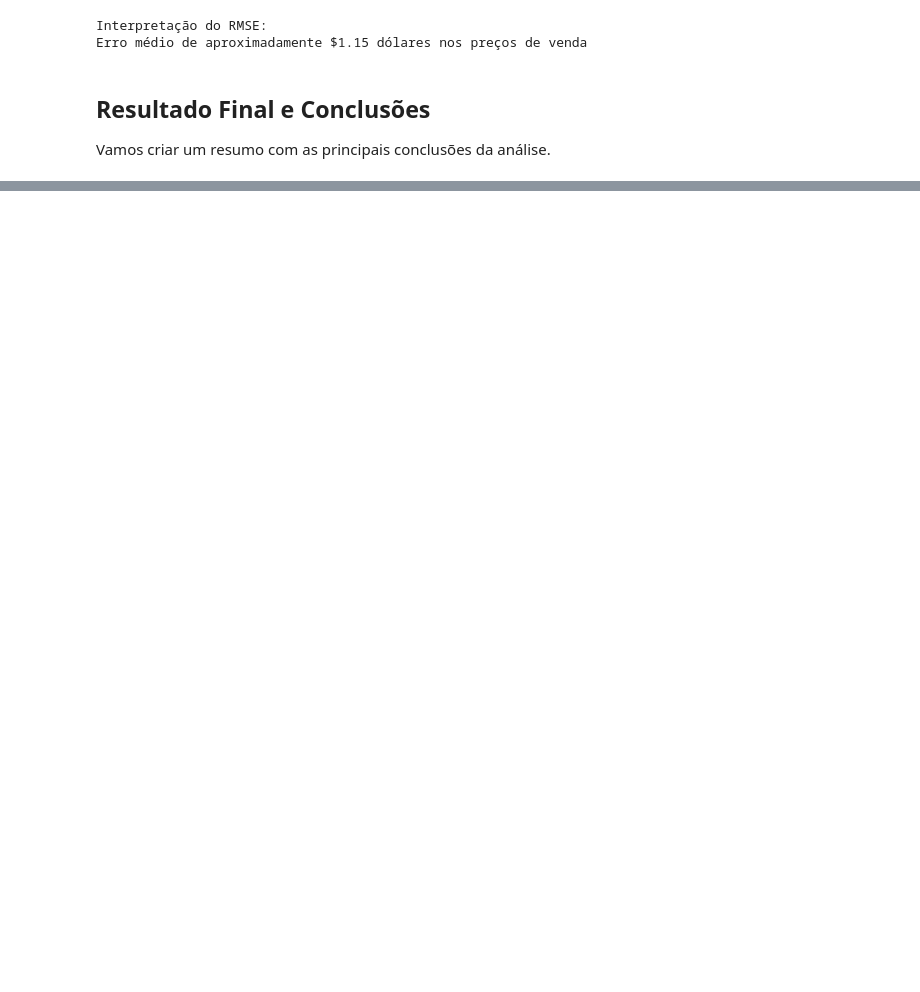
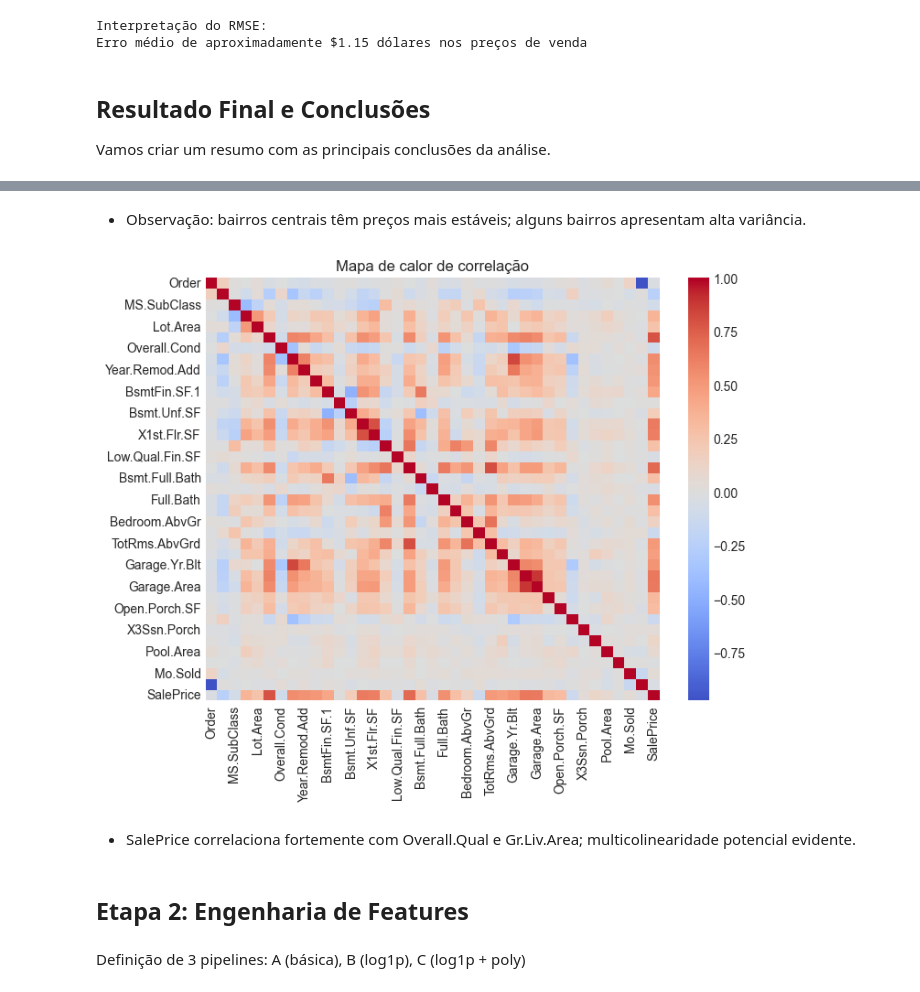
Before and after one commit to Mateus-PortoPP/projeto_ml, a Jupyter notebook: projeto.ipynb, the cells around one changed output, grey strips where cells are left out. Drawn from its saved outputs; the diff is of its cells as text; code cells hidden in the pictures; blank space fills up the shorter version.

```diff
--- a/projeto.ipynb
+++ b/projeto.ipynb
@@ -440,0 +484,19 @@ MAE no conjunto de teste: 0.0430
+# %% [markdown]
+- Observação: bairros centrais têm preços mais estáveis; alguns bairros apresentam alta variância.
+# %%
+import seaborn as sns
+
+numeric_cols = df.select_dtypes(include=['int64', 'float64']).columns
+corr = df[numeric_cols].corr()
+plt.figure(figsize=(8,6))
+sns.heatmap(corr, cmap='coolwarm', center=0)
+plt.title('Mapa de calor de correlação')
+plt.show()
+# %% [output]
+[figure, added]
+# %% [markdown]
+- SalePrice correlaciona fortemente com Overall.Qual e Gr.Liv.Area; multicolinearidade potencial evidente.
+# %% [markdown]
+## Etapa 2: Engenharia de Features
+# %% [markdown]
+Definição de 3 pipelines: A (básica), B (log1p), C (log1p + poly)
```
Also changed, not shown: parts of 32 cells of this notebook, 2 other files.
